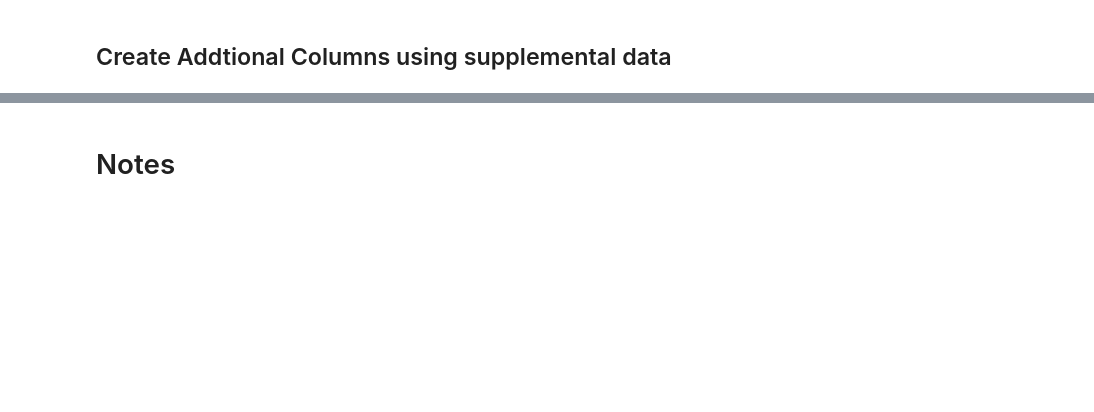
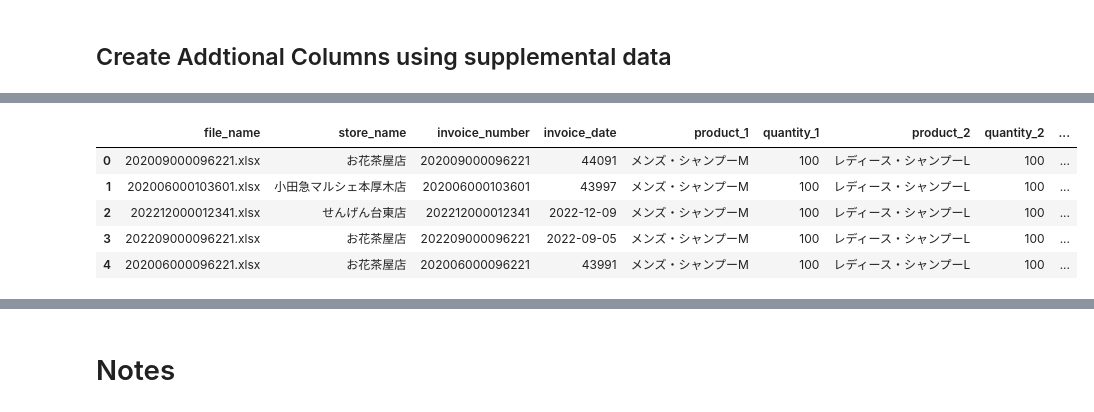
Before and after one commit to Kensuzuki95/EY_Assignment, a Jupyter notebook: EY_Assignment.ipynb, the cells around one changed output, grey strips where cells are left out. Saved outputs shown, nothing was run; the diff lists cells and outputs as text; code cells hidden in the pictures; blank space fills up the shorter version.

```diff
--- a/EY_Assignment.ipynb
+++ b/EY_Assignment.ipynb
@@ -404,0 +440,4 @@ memory usage: 344.3+ KB
+# %%
+# Load the store data file
+store_data = pd.read_csv('/content/drive/MyDrive/EY Recruitment Documents/new_shared_files/store_master.csv')
+store_data.head()
@@ -404,0 +451,32 @@ memory usage: 344.3+ KB
+# %%
+# Check if there is any duplicated entry of a store location
+store_data[store_data.duplicated(['会社名', '住所'])]
+
+# Drop the duplicated row
+store_data = store_data.drop_duplicates(subset = ['会社名', '住所'], keep = 'last').reset_index(drop = True)
+#store_data[store_data.duplicated(['会社名', '住所'])]
+# %%
+# Create a new column representing the combination of 'ID' and 'Category' in df1
+invoice_df['company_store'] = invoice_df['company_name'] + '_' + invoice_df['store_name']
+invoice_df.head()
+
+# Create a new column representing the combination of 'Code' and 'Value' in df2
+store_data['company_store'] = store_data['会社名'].astype(str) + '_' + store_data['店舗名']
+store_data.head()
+
+# Merge df2['Value'] into df1 based on matching 'Combination'
+invoice_df_final = invoice_df.merge(store_data[['company_store', '住所']], on='company_store', how='left')
+
+# Rename the address column to English
+invoice_df_final = invoice_df_final.rename(columns={'住所': 'address'})
+invoice_df_final['address'] = invoice_df_final['address'].astype(str)
+
+invoice_df_final.head()
+#invoice_df_final.info()
+# %% [output]
+|  | file_name | store_name | invoice_number | invoice_date | product_1 | quantity_1 | product_2 | quantity_2 | ... |
+| 0 | 202009000096221.xlsx | お花茶屋店 | 202009000096221 | 44091 | メンズ・シャンプーM | 100 | レディース・シャンプーL | 100 | ... |
+| 1 | 202006000103601.xlsx | 小田急マルシェ本厚木店 | 202006000103601 | 43997 | メンズ・シャンプーM | 100 | レディース・シャンプーL | 100 | ... |
+| 2 | 202212000012341.xlsx | せんげん台東店 | 202212000012341 | 2022-12-09 | メンズ・シャンプーM | 100 | レディース・シャンプーL | 100 | ... |
+| 3 | 202209000096221.xlsx | お花茶屋店 | 202209000096221 | 2022-09-05 | メンズ・シャンプーM | 100 | レディース・シャンプーL | 100 | ... |
+| 4 | 202006000096221.xlsx | お花茶屋店 | 202006000096221 | 43991 | メンズ・シャンプーM | 100 | レディース・シャンプーL | 100 | ... |
```
Also changed, not shown: parts of 33 cells of this notebook.
